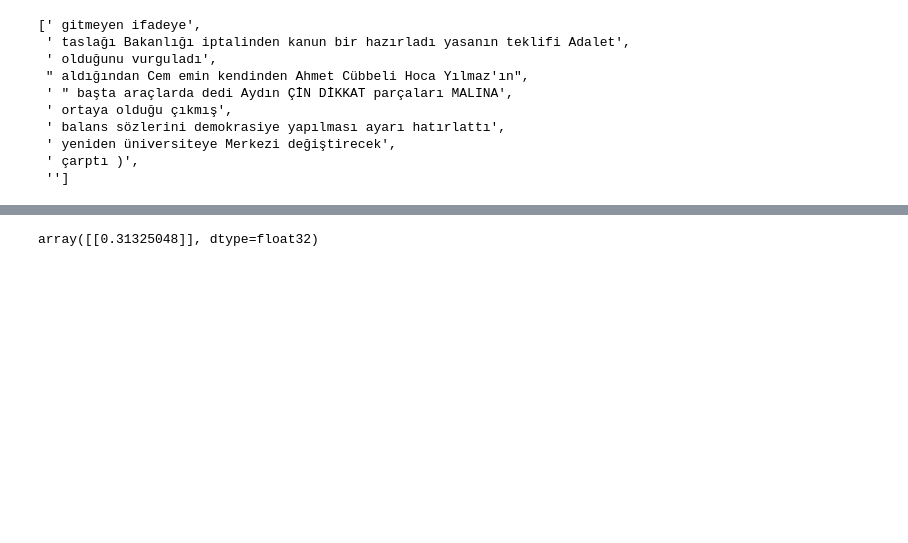
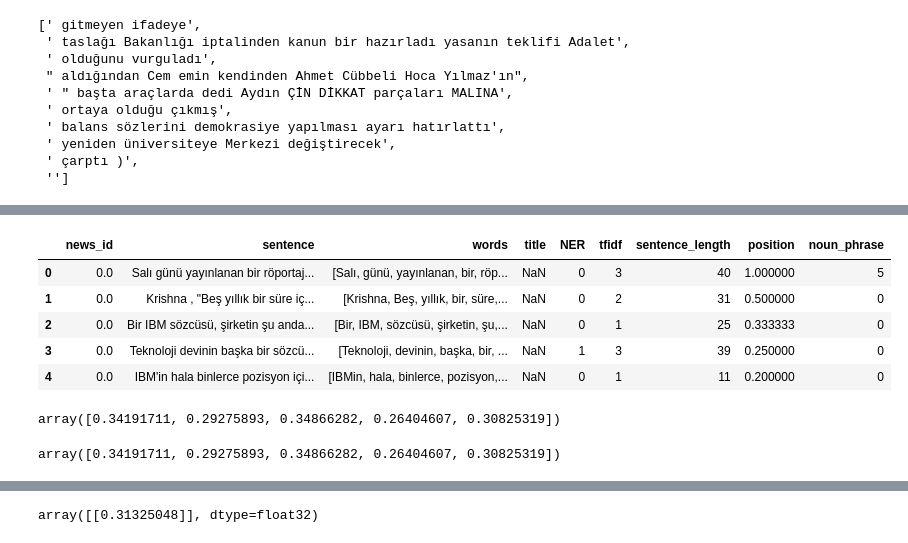
Before and after one commit to gulen-sule/Headline-Generation, a Jupyter notebook: training_ipynb_edited.ipynb, the cells around one changed output, grey strips where cells are left out. Drawn from its saved outputs; the diff is of its cells as text; code cells hidden in the pictures; blank space fills up the shorter version.

```diff
--- a/training_ipynb_edited.ipynb
+++ b/training_ipynb_edited.ipynb
@@ -574,0 +479,9 @@ predicted_s
+# %%
+data
+# %% [output]
+|  | news_id | sentence | words | title | NER | tfidf | sentence_length | position | noun_phrase |
+| 0 | 0.0 | Salı günü yayınlanan bir röportaj... | [Salı, günü, yayınlanan, bir, röp... | NaN | 0 | 3 | 40 | 1.000000 | 5 |
+| 1 | 0.0 | Krishna , "Beş yıllık bir süre iç... | [Krishna, Beş, yıllık, bir, süre,... | NaN | 0 | 2 | 31 | 0.500000 | 0 |
+| 2 | 0.0 | Bir IBM sözcüsü, şirketin şu anda... | [Bir, IBM, sözcüsü, şirketin, şu,... | NaN | 0 | 1 | 25 | 0.333333 | 0 |
+| 3 | 0.0 | Teknoloji devinin başka bir sözcü... | [Teknoloji, devinin, başka, bir, ... | NaN | 1 | 3 | 39 | 0.250000 | 0 |
+| 4 | 0.0 | IBM'in hala binlerce pozisyon içi... | [IBMin, hala, binlerce, pozisyon,... | NaN | 0 | 1 | 11 | 0.200000 | 0 |
@@ -574,0 +491,4 @@ predicted_s
+# %%
+Y_pred
+# %% [output]
+array([0.34191711, 0.29275893, 0.34866282, 0.26404607, 0.30825319])
@@ -574,0 +511,4 @@ predicted_s
+# %%
+Y_pred
+# %% [output]
+array([0.34191711, 0.29275893, 0.34866282, 0.26404607, 0.30825319])
```
Also changed, not shown: parts of 66 cells of this notebook, 1 other file.
